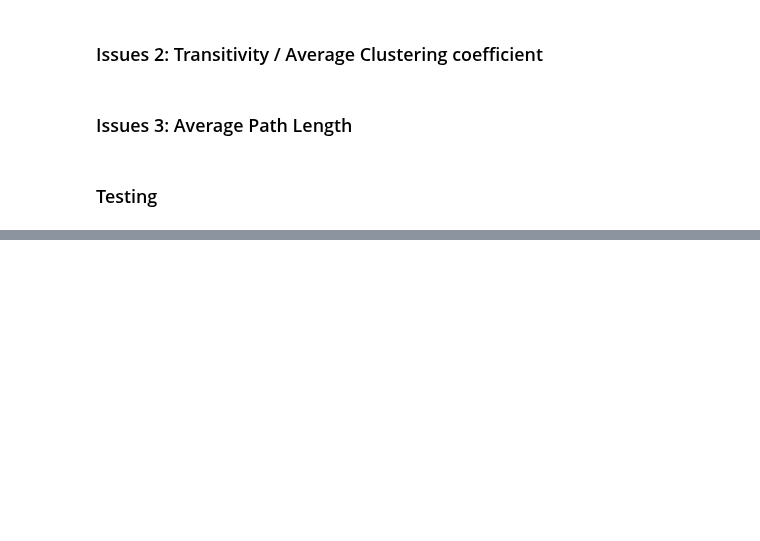
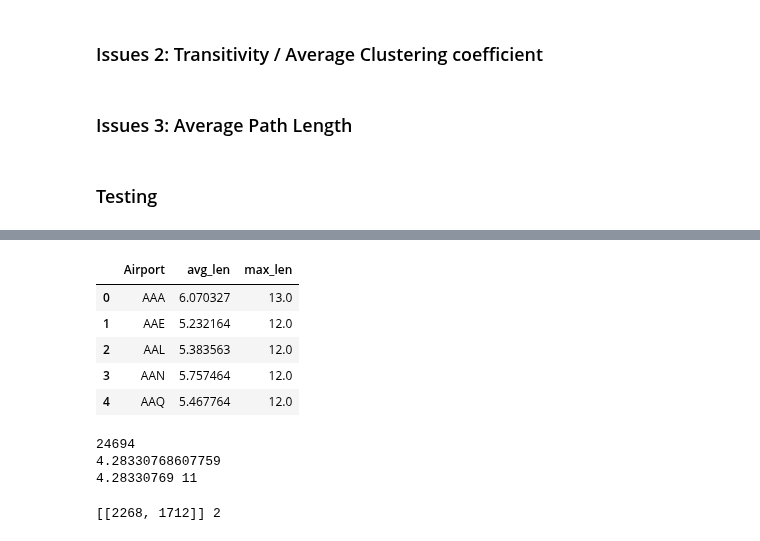
Before and after one commit to EjbejaranosAI/Complex_Networks, a Jupyter notebook: 1_Descriptors/experiments_notebook.ipynb, the cells around one changed output, grey strips where cells are left out. Cells and saved outputs as stored; diff of their text form; code cells hidden in the pictures; blank space fills up the shorter version.

```diff
--- a/1_Descriptors/experiments_notebook.ipynb
+++ b/1_Descriptors/experiments_notebook.ipynb
@@ -206,0 +291,34 @@ KeyboardInterrupt:
+# %%
+with open("distances.pickle","rb") as file_i:
+    k = pickle.load(file_i)
+# %%
+import pandas as pd
+df = pd.DataFrame(k).T.reset_index()
+df = df.rename(columns={"index":"Airport"})
+df.head()
+# %% [output]
+|  | Airport | avg_len | max_len |
+| 0 | AAA | 6.070327 | 13.0 |
+| 1 | AAE | 5.232164 | 12.0 |
+| 2 | AAL | 5.383563 | 12.0 |
+| 3 | AAN | 5.757464 | 12.0 |
+| 4 | AAQ | 5.467764 | 12.0 |
+# %%
+import numpy as np
+all_paths = airports.get_all_shortest_paths(v=sample_id)
+path_len = [len(p) for p in all_paths]
+print(len(all_paths))
+## the same as below, great!
+#print(sum(path_len) / len(all_paths))
+avg_path_len, max_path_len = round(np.mean(path_len),8), round(np.max(path_len),8)
+print(avg_path_len, max_path_len)
+# %% [output]
+24694
+4.28330768607759
+4.28330769 11
+# %%
+shortest_path = airports.get_all_shortest_paths(v=sample_id, to=next_id, mode='all')
+
+print(shortest_path, len(shortest_path[0]))
+# %% [output]
+[[2268, 1712]] 2
```
Also changed, not shown: parts of 23 cells of this notebook, 2 other files.
